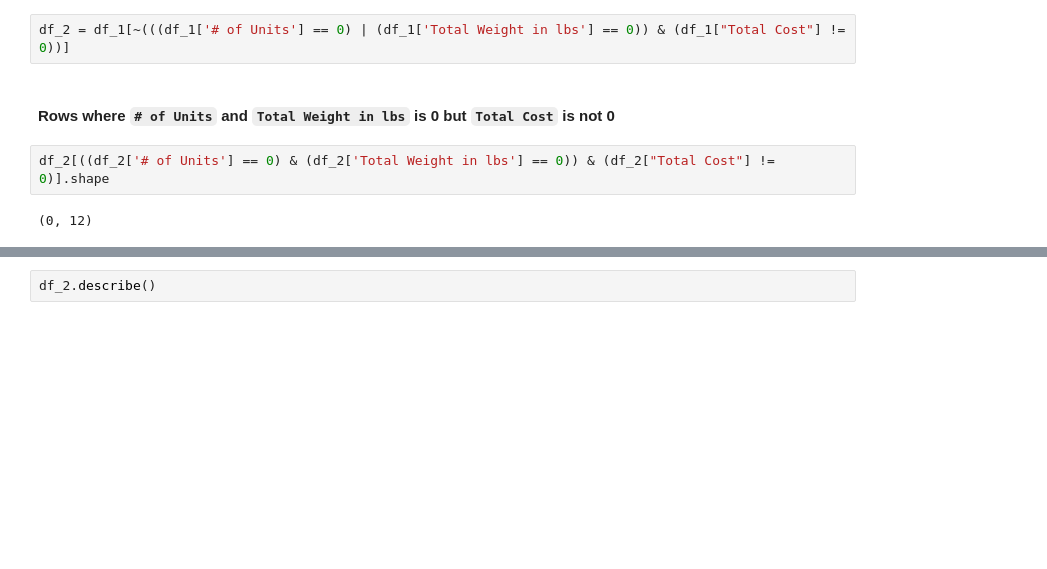
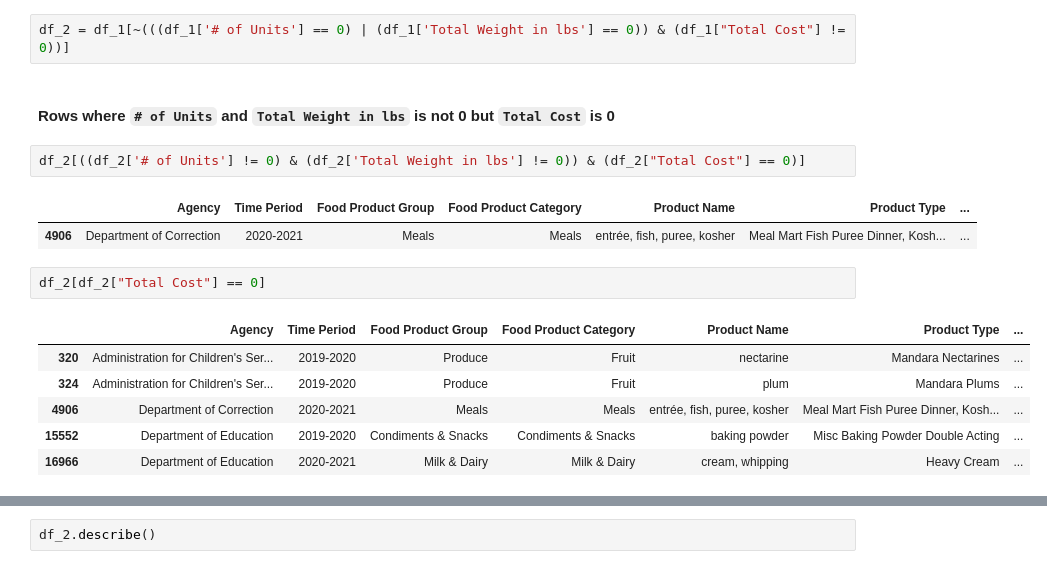
Before and after one commit to rahulnshah/food-cost-prediction, a Jupyter notebook: code.ipynb, the cells around one changed output, grey strips where cells are left out. Drawn from its saved outputs; the diff is of its cells as text; blank space fills up the shorter version.

```diff
--- a/code.ipynb
+++ b/code.ipynb
@@ -124,8 +116,18 @@ df_1[((df_1['# of Units'] == 0) | (df_1['Total Weight in lbs'] == 0)) & (df_1["T
 # %%
 df_2 = df_1[~(((df_1['# of Units'] == 0) | (df_1['Total Weight in lbs'] == 0)) & (df_1["Total Cost"] != 0))]
 # %% [markdown]
-#### Rows where `# of Units` and `Total Weight in lbs` is 0 but `Total Cost` is not 0
+#### Rows where `# of Units` and `Total Weight in lbs` is not 0 but `Total Cost` is 0
 # %%
-df_2[((df_2['# of Units'] == 0) & (df_2['Total Weight in lbs'] == 0)) & (df_2["Total Cost"] != 0)].shape
+df_2[((df_2['# of Units'] != 0) & (df_2['Total Weight in lbs'] != 0)) & (df_2["Total Cost"] == 0)]
 # %% [output]
-(0, 12)
+|  | Agency | Time Period | Food Product Group | Food Product Category | Product Name | Product Type | ... |
+| 4906 | Department of Correction | 2020-2021 | Meals | Meals | entrée, fish, puree, kosher | Meal Mart Fish Puree Dinner, Kosh... | ... |
+# %%
+df_2[df_2["Total Cost"] == 0]
+# %% [output]
+|  | Agency | Time Period | Food Product Group | Food Product Category | Product Name | Product Type | ... |
+| 320 | Administration for Children's Ser... | 2019-2020 | Produce | Fruit | nectarine | Mandara Nectarines | ... |
+| 324 | Administration for Children's Ser... | 2019-2020 | Produce | Fruit | plum | Mandara Plums | ... |
+| 4906 | Department of Correction | 2020-2021 | Meals | Meals | entrée, fish, puree, kosher | Meal Mart Fish Puree Dinner, Kosh... | ... |
+| 15552 | Department of Education | 2019-2020 | Condiments & Snacks | Condiments & Snacks | baking powder | Misc Baking Powder Double Acting | ... |
+| 16966 | Department of Education | 2020-2021 | Milk & Dairy | Milk & Dairy | cream, whipping | Heavy Cream | ... |
```
Also changed, not shown: parts of 17 cells of this notebook.
